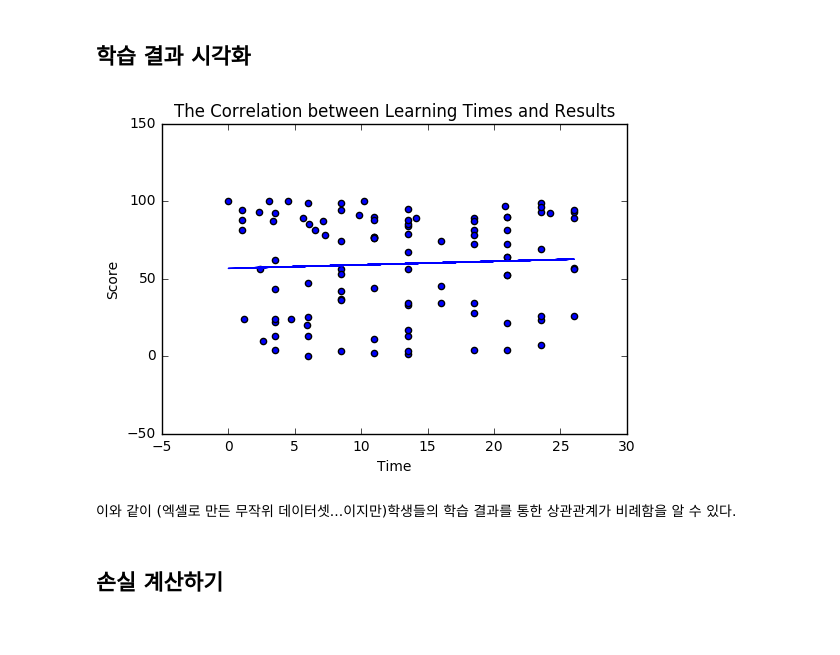
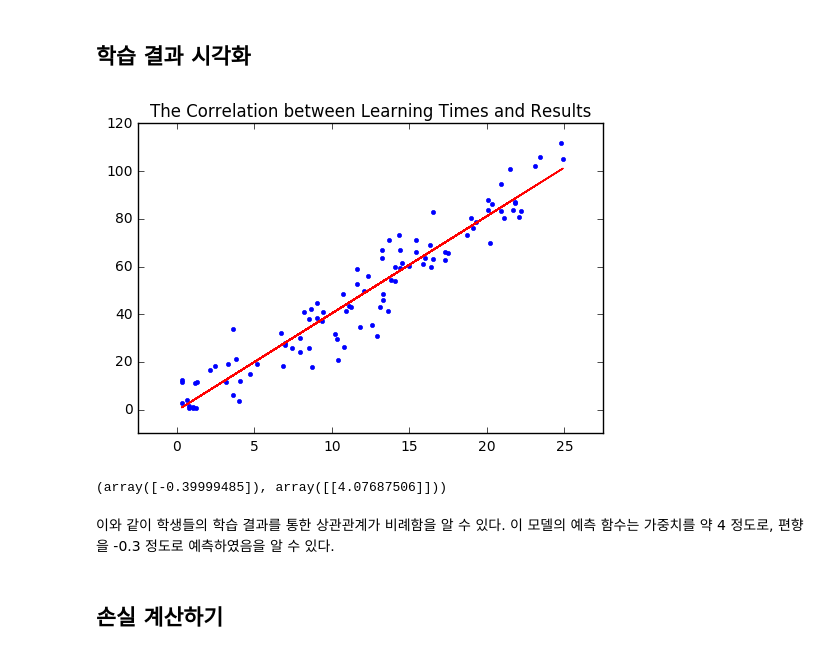
Before and after one commit to Unperknown/His-Deep-Learning, a Jupyter notebook: Session/Supervised Learning/#1 Linear Regression/Linear Regression.ipynb, the cells around one changed output. Cells and saved outputs as stored; diff of their text form; code cells hidden in the pictures.

Commit message:
#7 [MODIFIED] Changed dataset to be more linearly

```diff
--- a/Session/Supervised Learning/#1 Linear Regression/Linear Regression.ipynb
+++ b/Session/Supervised Learning/#1 Linear Regression/Linear Regression.ipynb
@@ -37,15 +36,19 @@ LinearRegression(copy_X=True, fit_intercept=True, n_jobs=1, normalize=False)
 # %% [markdown]
 ## 학습 결과 시각화
 # %%
-dataset.plot(kind='scatter', x = "Time", y = "Score")
 plt.title("The Correlation between Learning Times and Results")
-plt.plot(x, linear_model.predict(x))
-plt.axis((-5, 30, -50, 150))
+plt.plot(x, y, "b.")
+plt.plot(x, linear_model.predict(x), "r-")
+plt.axis((-2.5, 27.5, -10, 120))
 plt.show()
+
+linear_model.intercept_, linear_model.coef_
 # %% [output]
-[figure, old version]
+[figure, new version]
+(array([-0.39999485]), array([[4.07687506]]))
 # %% [markdown]
-이와 같이 (엑셀로 만든 무작위 데이터셋...이지만)학생들의 학습 결과를 통한 상관관계가 비례함을 알 수 있다.
+이와 같이 학생들의 학습 결과를 통한 상관관계가 비례함을 알 수 있다.
+이 모델의 예측 함수는 가중치를 약 4 정도로, 편향을 -0.3 정도로 예측하였음을 알 수 있다.
 # %% [markdown]
 ## 손실 계산하기
 # %%
```
Also changed, not shown: parts of 4 cells of this notebook, 3 other files.
